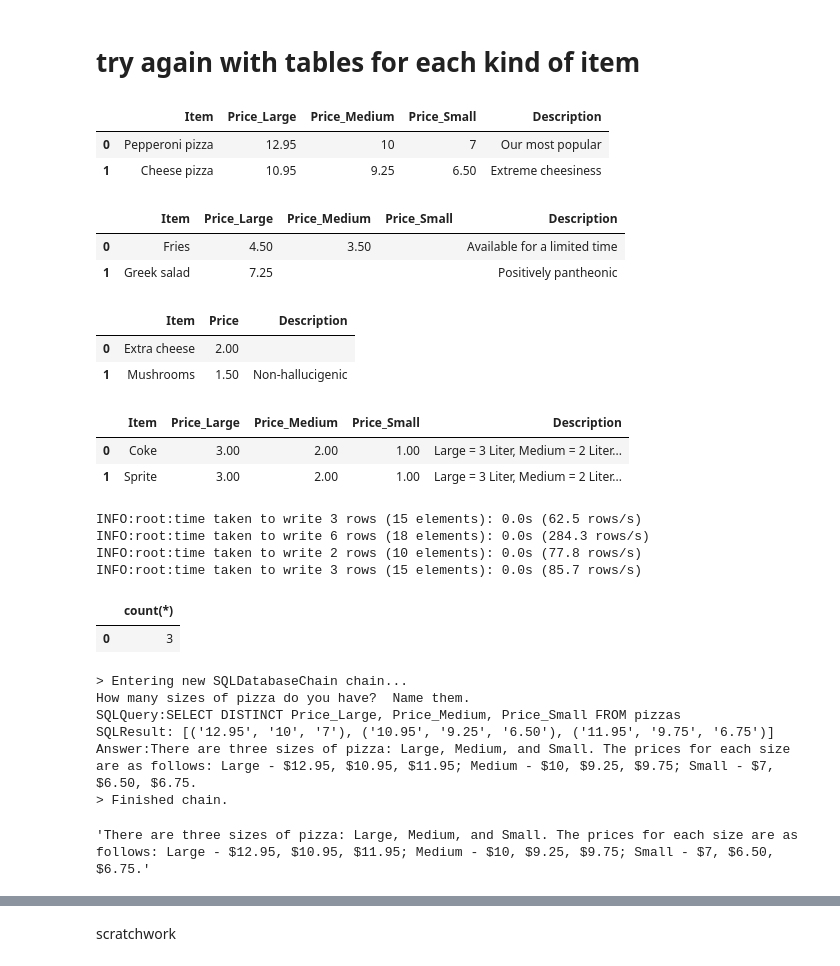
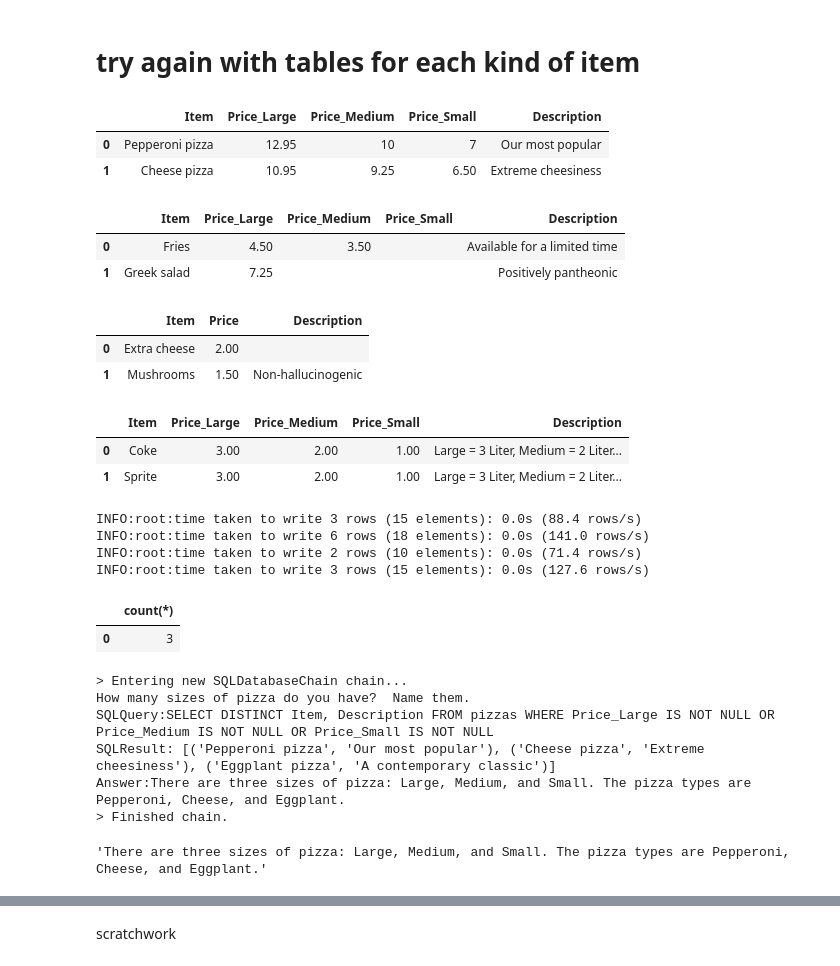
Before and after one commit to tweinzirl/chatGPT_practice, a Jupyter notebook: blog2/db_query.ipynb, the cells around one changed output, grey strips where cells are left out. Drawn from its saved outputs; the diff is of its cells as text; code cells hidden in the pictures.

Commit message:
db chain and agent test

```diff
--- a/blog2/db_query.ipynb
+++ b/blog2/db_query.ipynb
@@ -150,7 +150,7 @@ menu_sides = { # Item, Large, Medium, Small, Description
 
 menu_toppings = { # Topping price
         'Extra cheese': ['2.00', ''],
-        'Mushrooms': [ '1.50', 'Non-hallucigenic'],
+        'Mushrooms': [ '1.50', 'Non-hallucinogenic'],
         'Sausage': ['3.00', 'Spicy with a hint of sweet'],
         'Canadian bacon': ['3.50', ''],
         'AI sauce': ['1.50', 'No human would have made it this way'],
@@ -161,34 +161,34 @@ menu_drinks = { # Price_large, Price_medium, Price_small, Description
         'Coke': ['3.00', '2.00', '1.00', 'Large = 3 Liter, Medium = 2 Liter, Smal = 16 ounces'],
         'Sprite': ['3.00', '2.00', '1.00', 'Large = 3 Liter, Medium = 2 Liter, Smal = 16 ounces'],
         'Bottled water': ['5.00', None, None, 'Single size = 20 ounces'],
         }
 
 menu_pizzas_df = pd.DataFrame(menu_pizzas).T.reset_index()
 menu_pizzas_df.columns = ['Item', 'Price_Large', 'Price_Medium', 'Price_Small', 'Description']
 
 menu_sides_df = pd.DataFrame(menu_sides).T.reset_index()
 menu_sides_df.columns = ['Item', 'Price_Large', 'Price_Medium', 'Price_Small', 'Description']
 
 menu_drinks_df = pd.DataFrame(menu_drinks).T.reset_index()
 menu_drinks_df.columns = ['Item', 'Price_Large', 'Price_Medium', 'Price_Small', 'Description']
 
 menu_toppings_df = pd.DataFrame(menu_toppings).T.reset_index()
 menu_toppings_df.columns = ['Item', 'Price', 'Description']
 
 display(menu_pizzas_df.head(2))
 display(menu_sides_df.head(2))
 display(menu_toppings_df.head(2))
 display(menu_drinks_df.head(2))
 # %% [output]
 |  | Item | Price_Large | Price_Medium | Price_Small | Description |
 | 0 | Pepperoni pizza | 12.95 | 10 | 7 | Our most popular |
 | 1 | Cheese pizza | 10.95 | 9.25 | 6.50 | Extreme cheesiness |
 |  | Item | Price_Large | Price_Medium | Price_Small | Description |
 | 0 | Fries | 4.50 | 3.50 |  | Available for a limited time |
 | 1 | Greek salad | 7.25 |  |  | Positively pantheonic |
 |  | Item | Price | Description |
 | 0 | Extra cheese | 2.00 |  |
-| 1 | Mushrooms | 1.50 | Non-hallucigenic |
+| 1 | Mushrooms | 1.50 | Non-hallucinogenic |
 |  | Item | Price_Large | Price_Medium | Price_Small | Description |
 | 0 | Coke | 3.00 | 2.00 | 1.00 | Large = 3 Liter, Medium = 2 Liter... |
 | 1 | Sprite | 3.00 | 2.00 | 1.00 | Large = 3 Liter, Medium = 2 Liter... |
@@ -202,10 +202,10 @@ cobj.write(menu_drinks_df, 'drinks', if_exists='replace')
 
 cobj.read('select count(*) from pizzas')
 # %% [output]
-INFO:root:time taken to write 3 rows (15 elements): 0.0s (62.5 rows/s)
-INFO:root:time taken to write 6 rows (18 elements): 0.0s (284.3 rows/s)
-INFO:root:time taken to write 2 rows (10 elements): 0.0s (77.8 rows/s)
-INFO:root:time taken to write 3 rows (15 elements): 0.0s (85.7 rows/s)
+INFO:root:time taken to write 3 rows (15 elements): 0.0s (88.4 rows/s)
+INFO:root:time taken to write 6 rows (18 elements): 0.0s (141.0 rows/s)
+INFO:root:time taken to write 2 rows (10 elements): 0.0s (71.4 rows/s)
+INFO:root:time taken to write 3 rows (15 elements): 0.0s (127.6 rows/s)
 |  | count(*) |
 | 0 | 3 |
 # %%
@@ -237,15 +237,16 @@ llm = ChatOpenAI(model_name="gpt-3.5-turbo", temperature=0, verbose=True)
 # %%
 db_chain = SQLDatabaseChain.from_llm(llm, db, prompt=PROMPT, verbose=True)
 # %%
-db_chain.run("How many sizes of pizza do you have?  Name them.")
+result = db_chain.run("How many sizes of pizza do you have?  Name them.")
+result
 # %% [output]
 > Entering new SQLDatabaseChain chain...
 How many sizes of pizza do you have?  Name them.
-SQLQuery:SELECT DISTINCT Price_Large, Price_Medium, Price_Small FROM pizzas
-SQLResult: [('12.95', '10', '7'), ('10.95', '9.25', '6.50'), ('11.95', '9.75', '6.75')]
-Answer:There are three sizes of pizza: Large, Medium, and Small. The prices for each size are as follows: Large - $12.95, $10.95, $11.95; Medium - $10, $9.25, $9.75; Small - $7, $6.50, $6.75.
+SQLQuery:SELECT DISTINCT Item, Description FROM pizzas WHERE Price_Large IS NOT NULL OR Price_Medium IS NOT NULL OR Price_Small IS NOT NULL
+SQLResult: [('Pepperoni pizza', 'Our most popular'), ('Cheese pizza', 'Extreme cheesiness'), ('Eggplant pizza', 'A contemporary classic')]
+Answer:There are three sizes of pizza: Large, Medium, and Small. The pizza types are Pepperoni, Cheese, and Eggplant.
 > Finished chain.
-'There are three sizes of pizza: Large, Medium, and Small. The prices for each size are as follows: Large - $12.95, $10.95, $11.95; Medium - $10, $9.25, $9.75; Small - $7, $6.50, $6.75.'
+'There are three sizes of pizza: Large, Medium, and Small. The pizza types are Pepperoni, Cheese, and Eggplant.'
 # %%
 # query - drinks
 
```
Also changed, not shown: parts of 13 cells of this notebook, 2 other files.
